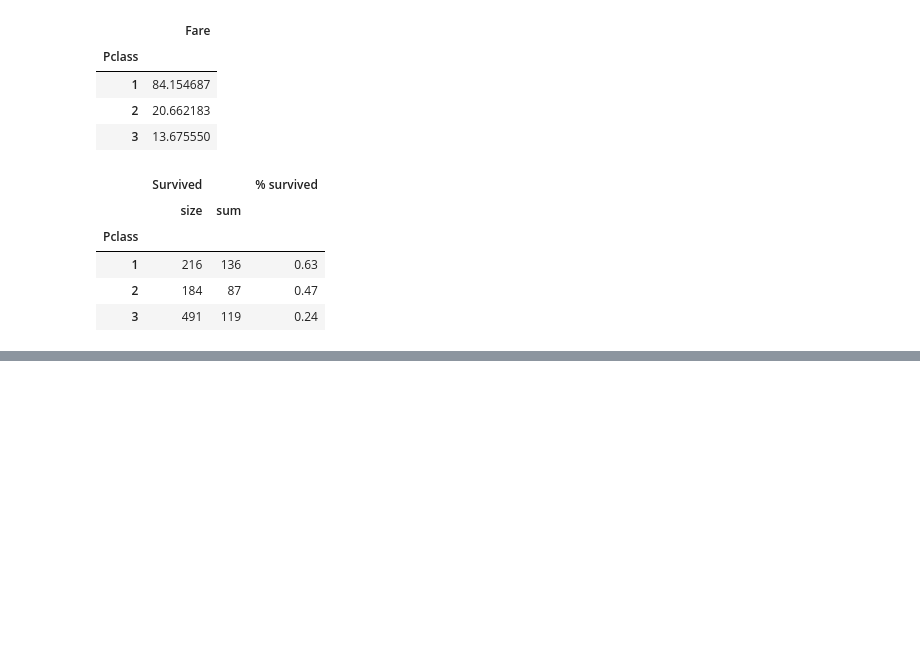
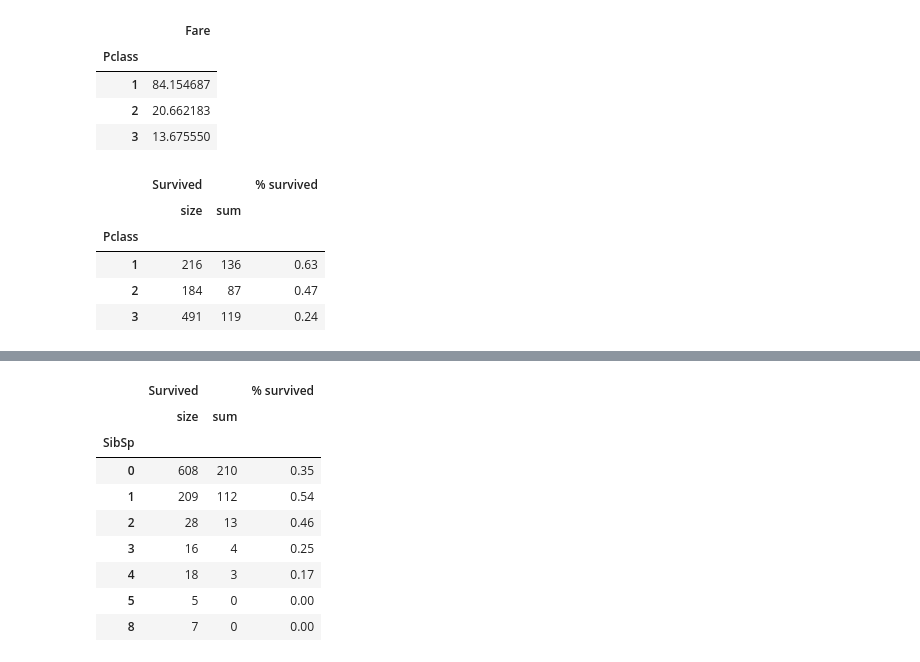
Before and after one commit to cercami/data-science, a Jupyter notebook: kaggle/Titanic/titanic.ipynb, the cells around one changed output, grey strips where cells are left out. Cells and saved outputs as stored; diff of their text form; code cells hidden in the pictures; blank space fills up the shorter version.

```diff
--- a/kaggle/Titanic/titanic.ipynb
+++ b/kaggle/Titanic/titanic.ipynb
@@ -146,0 +196,15 @@ class_survival
+# %%
+sib_aggr = train[['Survived', 'SibSp']].groupby("SibSp").agg([np.size, np.sum])
+sib_aggr['% survived'] = round(sib_aggr['Survived']['sum'] / sib_aggr['Survived']['size'], 2)
+sib_aggr
+# %% [output]
+|  | Survived |  | % survived |
+|  | size | sum |  |
+| SibSp |  |  |  |
+| 0 | 608 | 210 | 0.35 |
+| 1 | 209 | 112 | 0.54 |
+| 2 | 28 | 13 | 0.46 |
+| 3 | 16 | 4 | 0.25 |
+| 4 | 18 | 3 | 0.17 |
+| 5 | 5 | 0 | 0.00 |
+| 8 | 7 | 0 | 0.00 |
```
Also changed, not shown: parts of 28 cells of this notebook.
